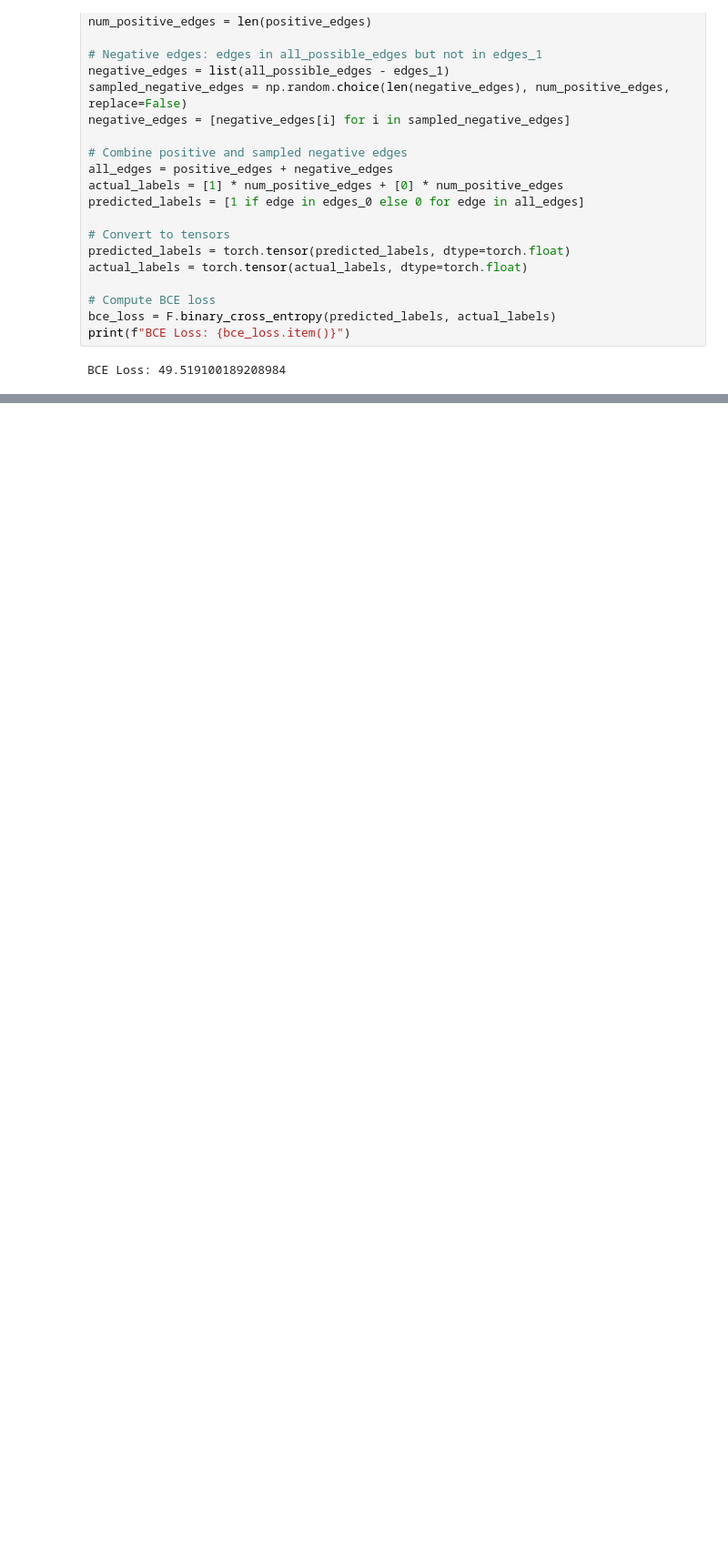
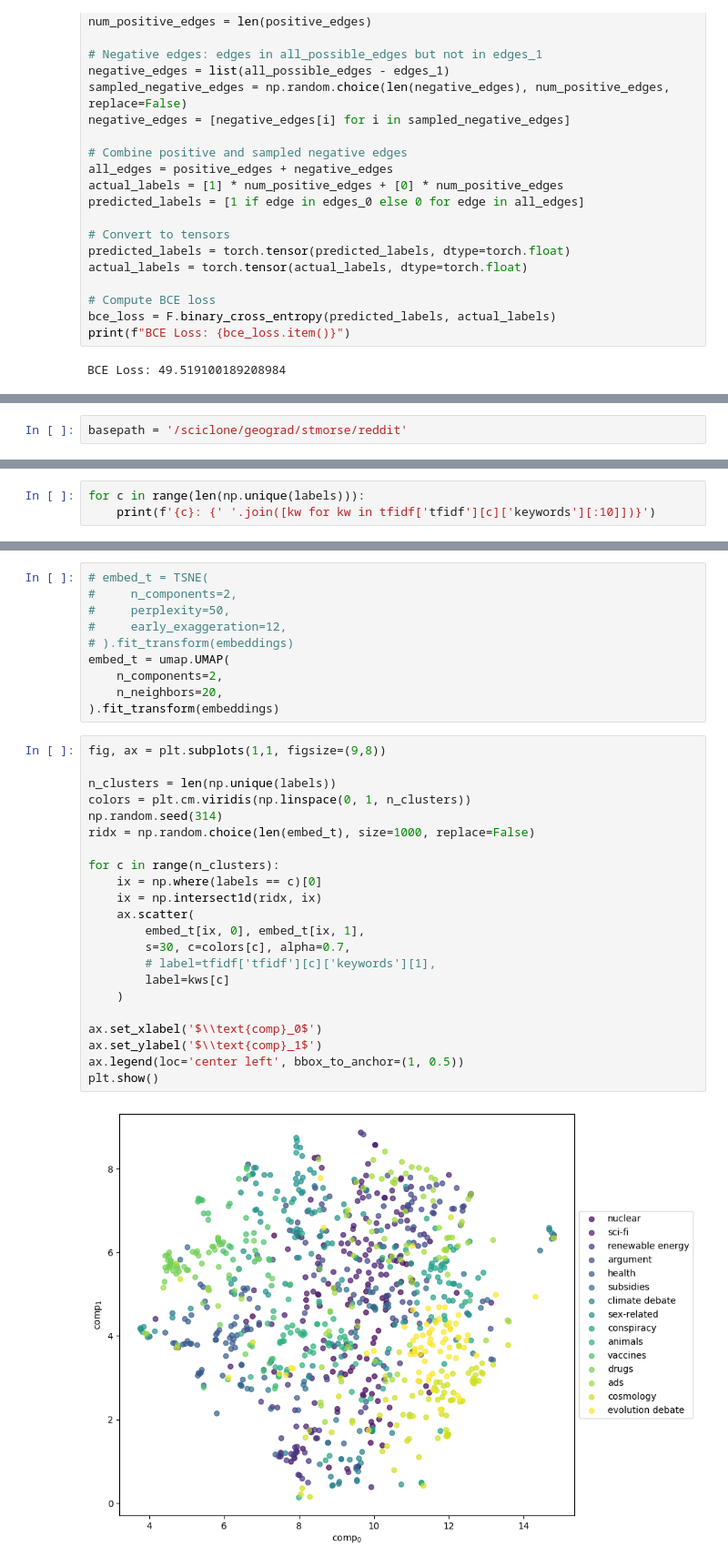
Before and after one commit to stmorse/sgg, a Jupyter notebook: src/gae2.ipynb, the cells around one changed output, grey strips where cells are left out. Shown: that part at 91% size. Cells and saved outputs as stored; diff of their text form; blank space fills up the shorter version.

```diff
--- a/src/gae2.ipynb
+++ b/src/gae2.ipynb
@@ -454,0 +461,2 @@ BCE Loss: 49.519100189208984
+# %%
+basepath = '/sciclone/geograd/stmorse/reddit'
@@ -454,0 +490,3 @@ BCE Loss: 49.519100189208984
+# %%
+for c in range(len(np.unique(labels))):
+    print(f'{c}: {' '.join([kw for kw in tfidf['tfidf'][c]['keywords'][:10]])}')
@@ -454,0 +530,34 @@ BCE Loss: 49.519100189208984
+# %%
+# embed_t = TSNE(
+#     n_components=2,
+#     perplexity=50,
+#     early_exaggeration=12,
+# ).fit_transform(embeddings)
+embed_t = umap.UMAP(
+    n_components=2,
+    n_neighbors=20,
+).fit_transform(embeddings)
+# %%
+fig, ax = plt.subplots(1,1, figsize=(9,8))
+
+n_clusters = len(np.unique(labels))
+colors = plt.cm.viridis(np.linspace(0, 1, n_clusters))
+np.random.seed(314)
+ridx = np.random.choice(len(embed_t), size=1000, replace=False)
+
+for c in range(n_clusters):
+    ix = np.where(labels == c)[0]
+    ix = np.intersect1d(ridx, ix)
+    ax.scatter(
+        embed_t[ix, 0], embed_t[ix, 1],
+        s=30, c=colors[c], alpha=0.7,
+        # label=tfidf['tfidf'][c]['keywords'][1],
+        label=kws[c]
+    )
+
+ax.set_xlabel('$\\text{comp}_0$')
+ax.set_ylabel('$\\text{comp}_1$')
+ax.legend(loc='center left', bbox_to_anchor=(1, 0.5))
+plt.show()
+# %% [output]
+[figure, added]
```
Also changed, not shown: parts of 15 cells of this notebook, 2 other files.
